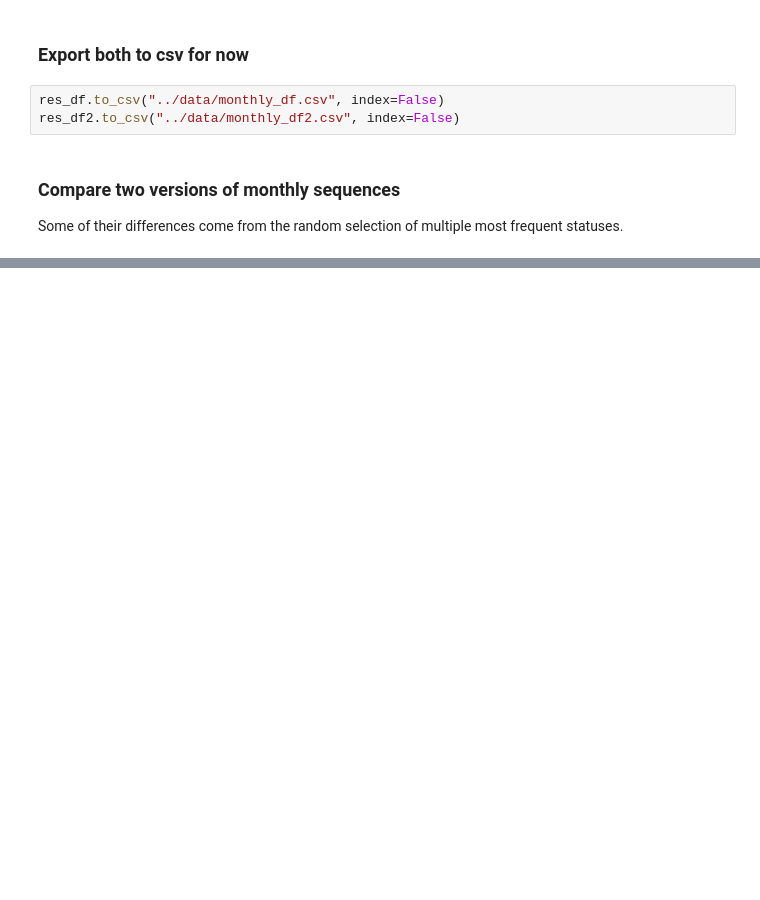
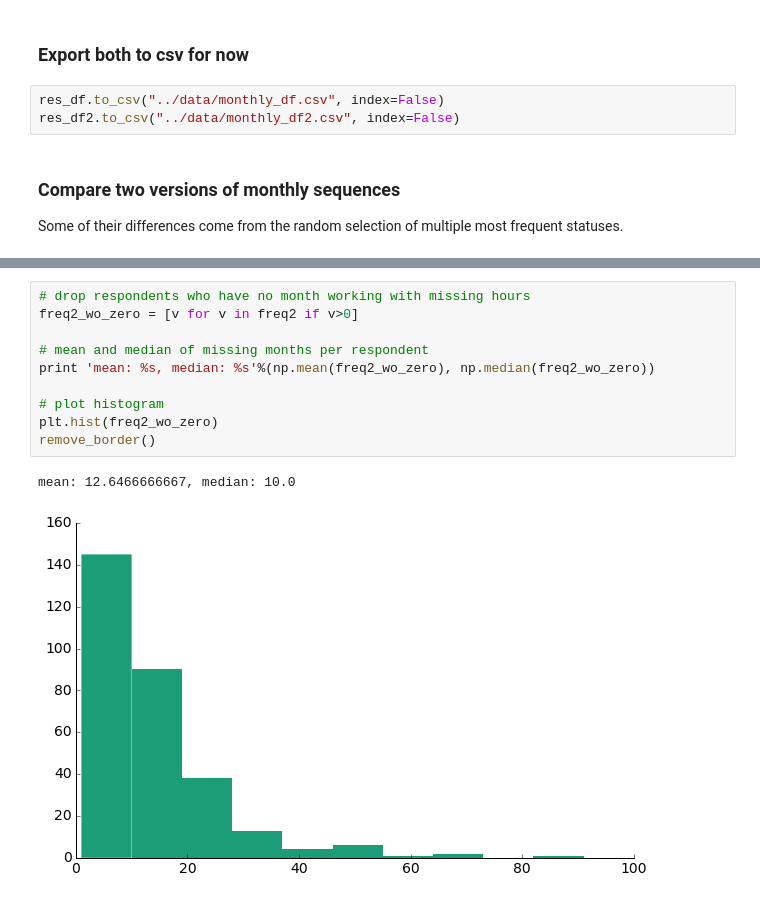
Before and after one commit to jolynn/Optout, a Jupyter notebook: 2seq_construction.ipynb, the cells around one changed output, grey strips where cells are left out. Cells and saved outputs as stored; diff of their text form; blank space fills up the shorter version.

```diff
--- a/2seq_construction.ipynb
+++ b/2seq_construction.ipynb
@@ -1185,0 +1209,13 @@ ax2.set_title("Version 2: treat work hour 0 as 'part-time'")
+# %%
+# drop respondents who have no month working with missing hours
+freq2_wo_zero = [v for v in freq2 if v>0]
+
+# mean and median of missing months per respondent
+print 'mean: %s, median: %s'%(np.mean(freq2_wo_zero), np.median(freq2_wo_zero))
+
+# plot histogram
+plt.hist(freq2_wo_zero)
+remove_border()
+# %% [output]
+mean: 12.6466666667, median: 10.0
+[figure, added]
```
Also changed, not shown: parts of 72 cells of this notebook.
